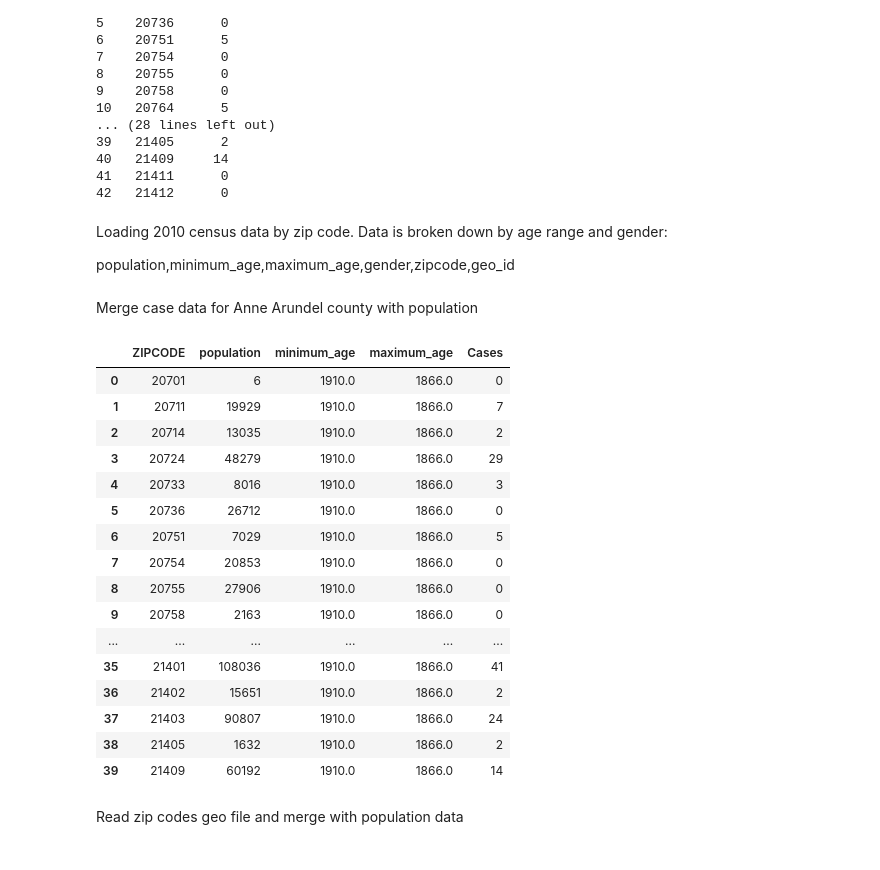
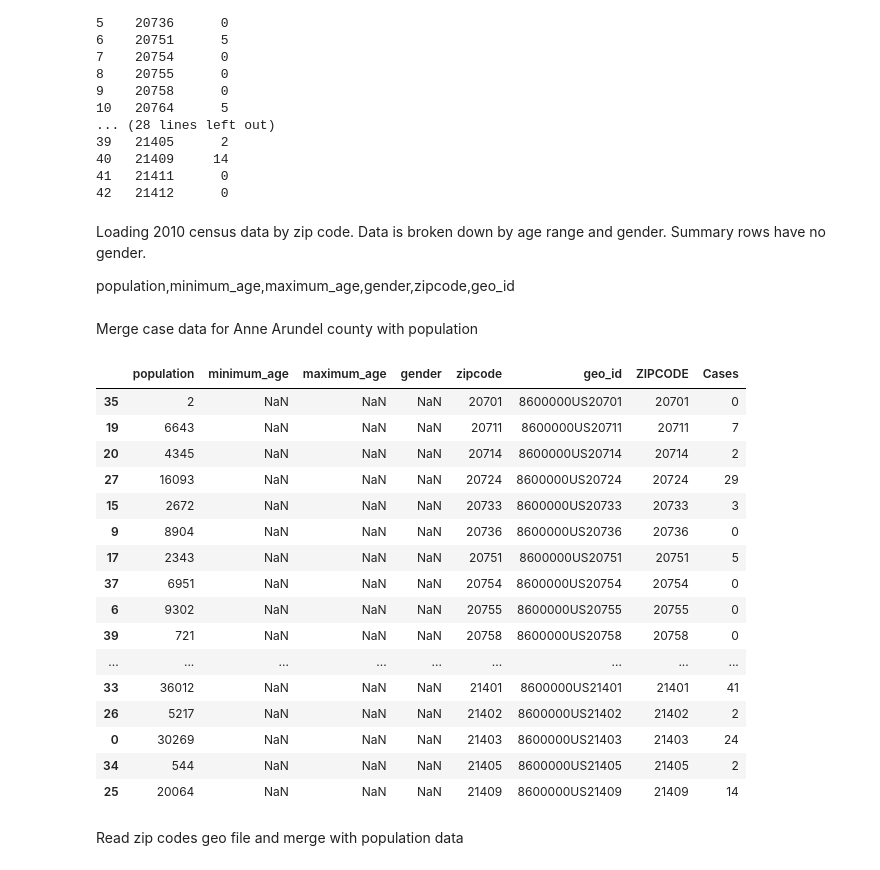
Before and after one commit to mckeowbc/covid-19, a Jupyter notebook: AACo_COVID-19 Density.ipynb, the cells around one changed output. Cells and saved outputs as stored; diff of their text form; code cells hidden in the pictures.

```diff
--- a/AACo_COVID-19 Density.ipynb
+++ b/AACo_COVID-19 Density.ipynb
@@ -74,37 +74,37 @@ print(cases)
 41   21411      0
 42   21412      0
 # %% [markdown]
-Loading 2010 census data by zip code.  Data is broken down by age range and gender:
+Loading 2010 census data by zip code.  Data is broken down by age range and gender.  Summary rows have no gender.
 
 population,minimum_age,maximum_age,gender,zipcode,geo_id
 # %%
 pop = pd.read_csv('population_by_zip_2010.csv',dtype={'zipcode': str})
 pop['ZIPCODE'] = pop['zipcode']
 pop.set_index('ZIPCODE')
-pop = pop.groupby('ZIPCODE').sum()
+pop = pop[(pop['gender'] != 'male') & (pop['gender'] != 'female')]
 # %% [markdown]
 Merge case data for Anne Arundel county with population
 # %%
-pop = pop.merge(cases,on='ZIPCODE')
+pop = pop.merge(cases,on='ZIPCODE').sort_values('ZIPCODE')
 pop
 # %% [output]
-|  | ZIPCODE | population | minimum_age | maximum_age | Cases |
-| 0 | 20701 | 6 | 1910.0 | 1866.0 | 0 |
-| 1 | 20711 | 19929 | 1910.0 | 1866.0 | 7 |
-| 2 | 20714 | 13035 | 1910.0 | 1866.0 | 2 |
-| 3 | 20724 | 48279 | 1910.0 | 1866.0 | 29 |
-| 4 | 20733 | 8016 | 1910.0 | 1866.0 | 3 |
-| 5 | 20736 | 26712 | 1910.0 | 1866.0 | 0 |
-| 6 | 20751 | 7029 | 1910.0 | 1866.0 | 5 |
-| 7 | 20754 | 20853 | 1910.0 | 1866.0 | 0 |
-| 8 | 20755 | 27906 | 1910.0 | 1866.0 | 0 |
-| 9 | 20758 | 2163 | 1910.0 | 1866.0 | 0 |
-| ... | ... | ... | ... | ... | ... |
-| 35 | 21401 | 108036 | 1910.0 | 1866.0 | 41 |
-| 36 | 21402 | 15651 | 1910.0 | 1866.0 | 2 |
-| 37 | 21403 | 90807 | 1910.0 | 1866.0 | 24 |
-| 38 | 21405 | 1632 | 1910.0 | 1866.0 | 2 |
-| 39 | 21409 | 60192 | 1910.0 | 1866.0 | 14 |
+|  | population | minimum_age | maximum_age | gender | zipcode | geo_id | ZIPCODE | Cases |
+| 35 | 2 | NaN | NaN | NaN | 20701 | 8600000US20701 | 20701 | 0 |
+| 19 | 6643 | NaN | NaN | NaN | 20711 | 8600000US20711 | 20711 | 7 |
+| 20 | 4345 | NaN | NaN | NaN | 20714 | 8600000US20714 | 20714 | 2 |
+| 27 | 16093 | NaN | NaN | NaN | 20724 | 8600000US20724 | 20724 | 29 |
+| 15 | 2672 | NaN | NaN | NaN | 20733 | 8600000US20733 | 20733 | 3 |
+| 9 | 8904 | NaN | NaN | NaN | 20736 | 8600000US20736 | 20736 | 0 |
+| 17 | 2343 | NaN | NaN | NaN | 20751 | 8600000US20751 | 20751 | 5 |
+| 37 | 6951 | NaN | NaN | NaN | 20754 | 8600000US20754 | 20754 | 0 |
+| 6 | 9302 | NaN | NaN | NaN | 20755 | 8600000US20755 | 20755 | 0 |
+| 39 | 721 | NaN | NaN | NaN | 20758 | 8600000US20758 | 20758 | 0 |
+| ... | ... | ... | ... | ... | ... | ... | ... | ... |
+| 33 | 36012 | NaN | NaN | NaN | 21401 | 8600000US21401 | 21401 | 41 |
+| 26 | 5217 | NaN | NaN | NaN | 21402 | 8600000US21402 | 21402 | 2 |
+| 0 | 30269 | NaN | NaN | NaN | 21403 | 8600000US21403 | 21403 | 24 |
+| 34 | 544 | NaN | NaN | NaN | 21405 | 8600000US21405 | 21405 | 2 |
+| 25 | 20064 | NaN | NaN | NaN | 21409 | 8600000US21409 | 21409 | 14 |
 # %% [markdown]
 Read zip codes geo file and merge with population data
 # %%
```
Also changed, not shown: parts of 3 cells of this notebook.
